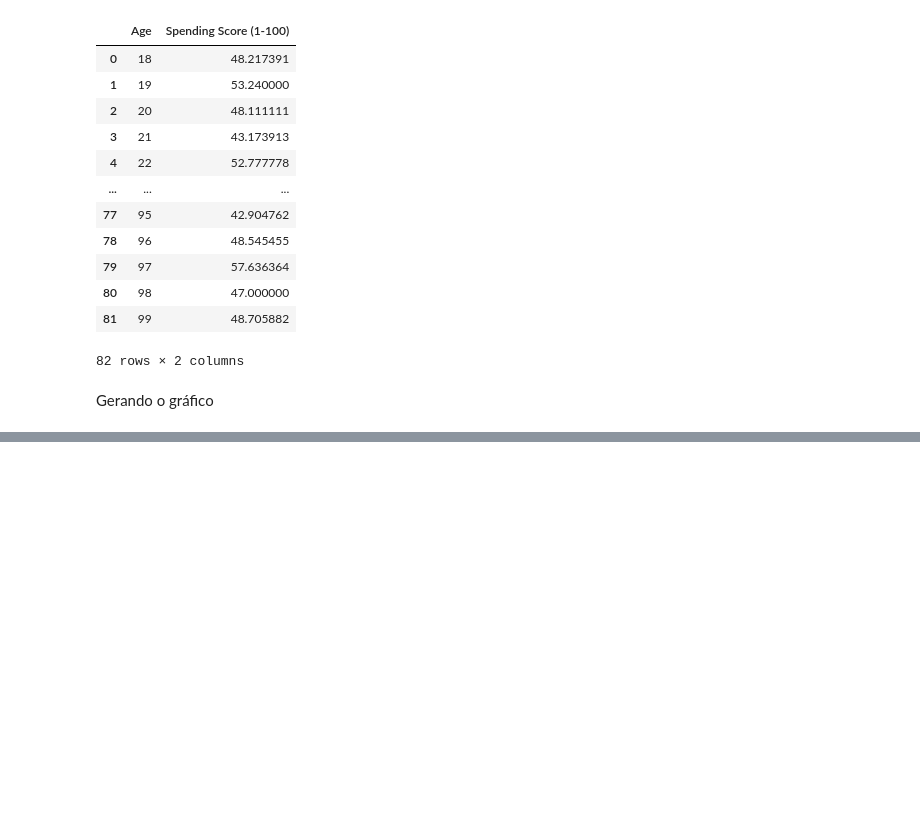
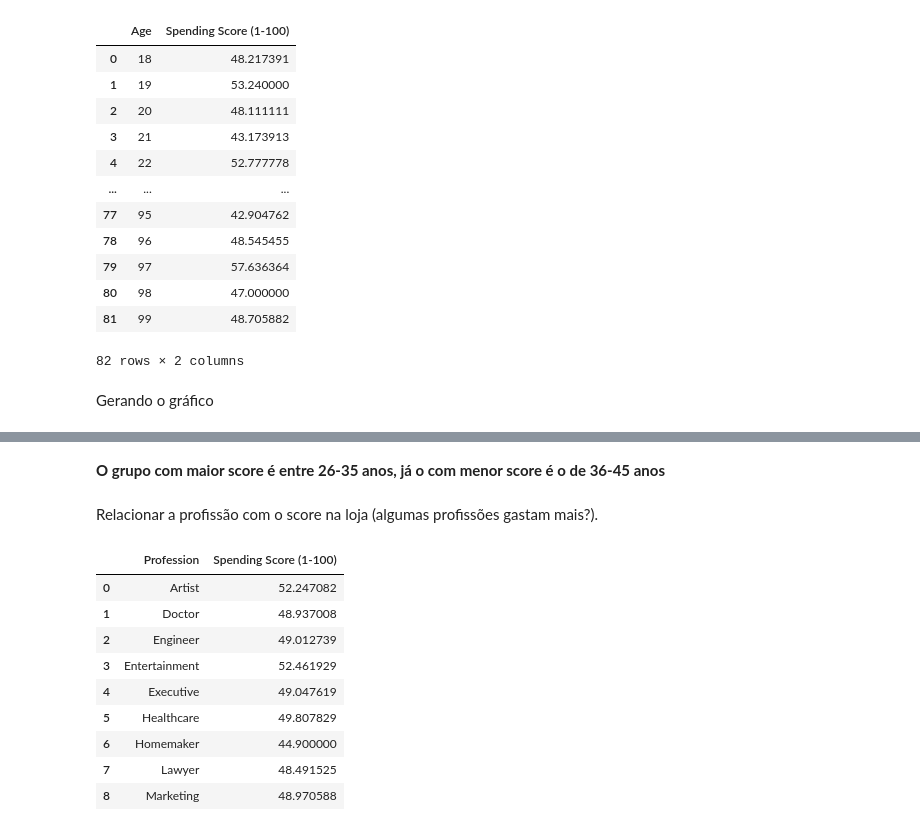
Before and after one commit to Jgabriel1800/Clientes-mercado, a Jupyter notebook: Clientes_mercado.ipynb, the cells around one changed output, grey strips where cells are left out. Cells and saved outputs as stored; diff of their text form; code cells hidden in the pictures; blank space fills up the shorter version.

Commit message:
Criado o gráfico relacionando profissões e score

```diff
--- a/Clientes_mercado.ipynb
+++ b/Clientes_mercado.ipynb
@@ -938,0 +1067,20 @@ fig.show()
+# %% [markdown]
+**O grupo com maior score é entre 26-35 anos, já o com menor score é o de 36-45 anos**
+# %% [markdown]
+Relacionar a profissão com o score na loja (algumas profissões gastam mais?).
+# %%
+df_profissao_score=df.copy()
+df_profissao_score=df_profissao_score[['Profession','Spending Score (1-100)']]
+df_profissao_score=df_profissao_score.groupby('Profession',as_index=False).mean()
+df_profissao_score
+# %% [output]
+|  | Profession | Spending Score (1-100) |
+| 0 | Artist | 52.247082 |
+| 1 | Doctor | 48.937008 |
+| 2 | Engineer | 49.012739 |
+| 3 | Entertainment | 52.461929 |
+| 4 | Executive | 49.047619 |
+| 5 | Healthcare | 49.807829 |
+| 6 | Homemaker | 44.900000 |
+| 7 | Lawyer | 48.491525 |
+| 8 | Marketing | 48.970588 |
```
Also changed, not shown: parts of 10 cells of this notebook.
